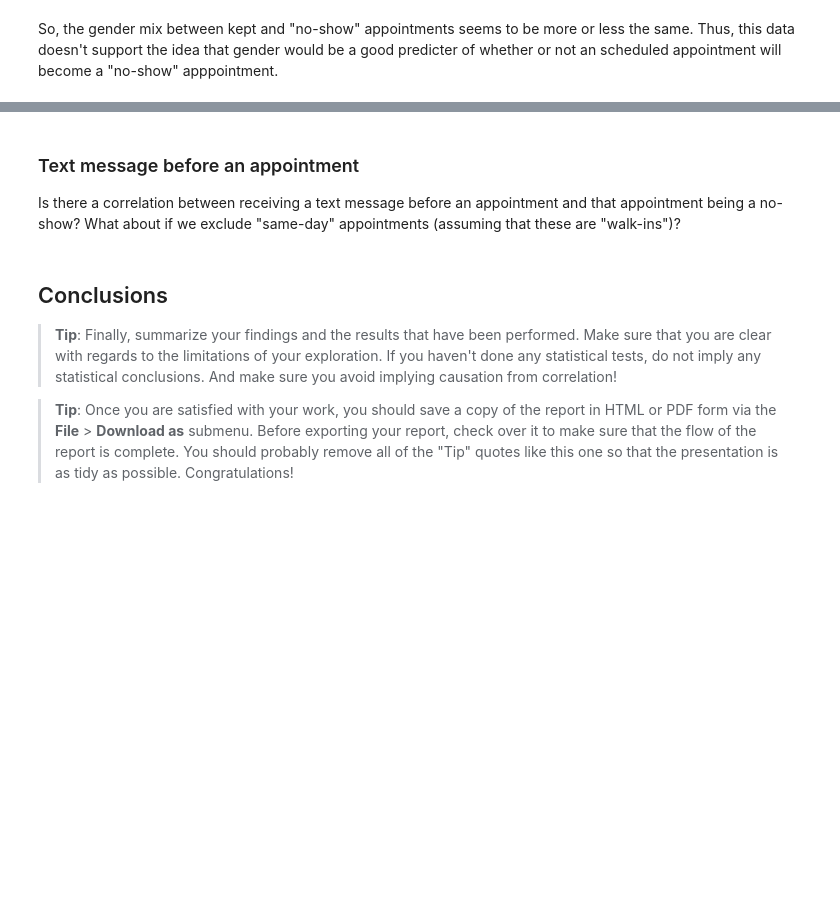
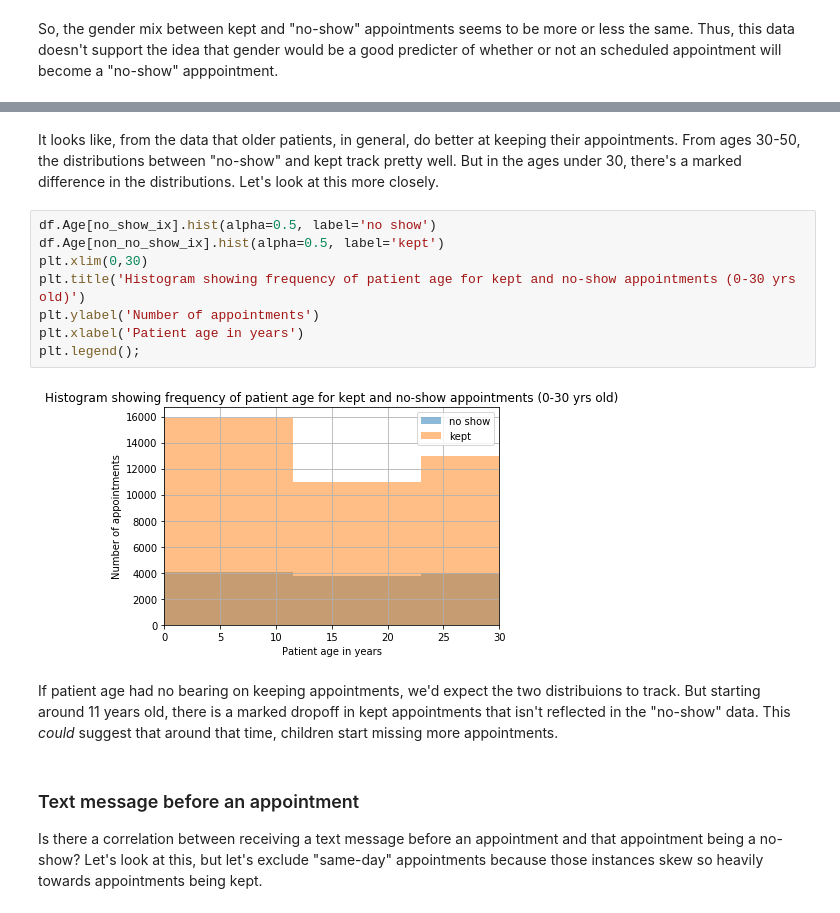
Before and after one commit to dandoug/dand-project3, a Jupyter notebook: investigate-a-dataset-template.ipynb, the cells around one changed output, grey strips where cells are left out. Cells and saved outputs as stored; diff of their text form; blank space fills up the shorter version.

Commit message:
Add conclusions

```diff
--- a/investigate-a-dataset-template.ipynb
+++ b/investigate-a-dataset-template.ipynb
@@ -322,10 +337,17 @@ So, the gender mix between kept and "no-show" appointments seems to be more or l
+# %% [markdown]
+It looks like, from the data that older patients, in general, do better at keeping their appointments.  From ages 30-50, the distributions between "no-show" and kept track pretty well.  But in the ages under 30, there's a marked difference in the distributions.  Let's look at this more closely.
+# %%
+df.Age[no_show_ix].hist(alpha=0.5, label='no show')
+df.Age[non_no_show_ix].hist(alpha=0.5, label='kept')
+plt.xlim(0,30)
+plt.title('Histogram showing frequency of patient age for kept and no-show appointments (0-30 yrs old)')
+plt.ylabel('Number of appointments')
+plt.xlabel('Patient age in years')
+plt.legend();
+# %% [output]
+[figure, added]
+# %% [markdown]
+If patient age had no bearing on keeping appointments, we'd expect the two distribuions to track.  But starting around 11 years old, there is a marked dropoff in kept appointments that isn't reflected in the "no-show" data.  This _could_ suggest that around that time, children start missing more appointments.
 # %% [markdown]
 ### Text message before an appointment
-Is there a correlation between receiving a text message before an appointment and that appointment being a no-show? What about if we exclude "same-day" appointments (assuming that these are "walk-ins")?
+Is there a correlation between receiving a text message before an appointment and that appointment being a no-show? Let's look at this, but let's exclude "same-day" appointments because those instances skew so heavily towards appointments being kept.
-# %% [markdown]
-<a id='conclusions'></a>
-## Conclusions
-
-> **Tip**: Finally, summarize your findings and the results that have been performed. Make sure that you are clear with regards to the limitations of your exploration. If you haven't done any statistical tests, do not imply any statistical conclusions. And make sure you avoid implying causation from correlation!
-
-> **Tip**: Once you are satisfied with your work, you should save a copy of the report in HTML or PDF form via the **File** > **Download as** submenu. Before exporting your report, check over it to make sure that the flow of the report is complete. You should probably remove all of the "Tip" quotes like this one so that the presentation is as tidy as possible. Congratulations!
```
Also changed, not shown: parts of 12 cells of this notebook.
